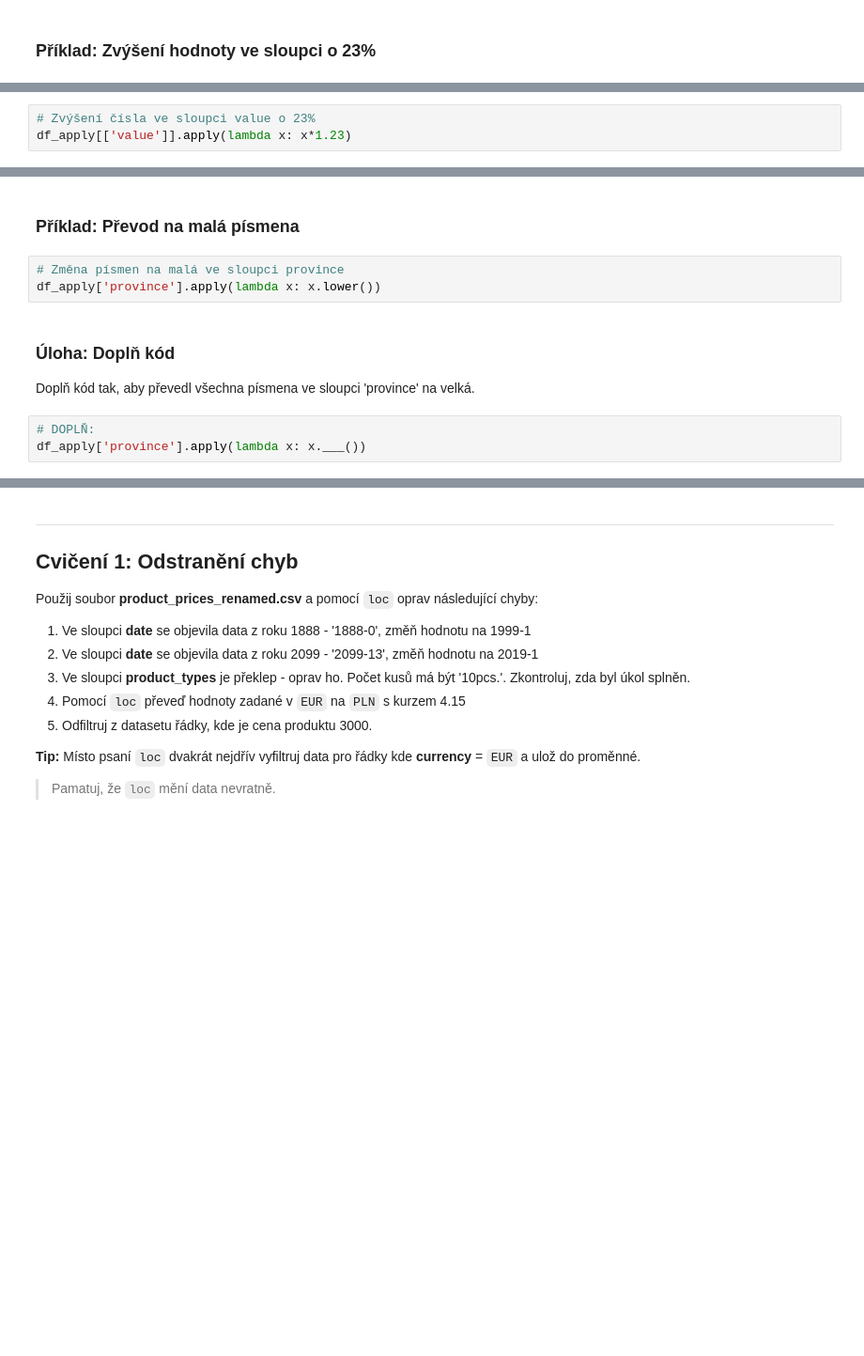
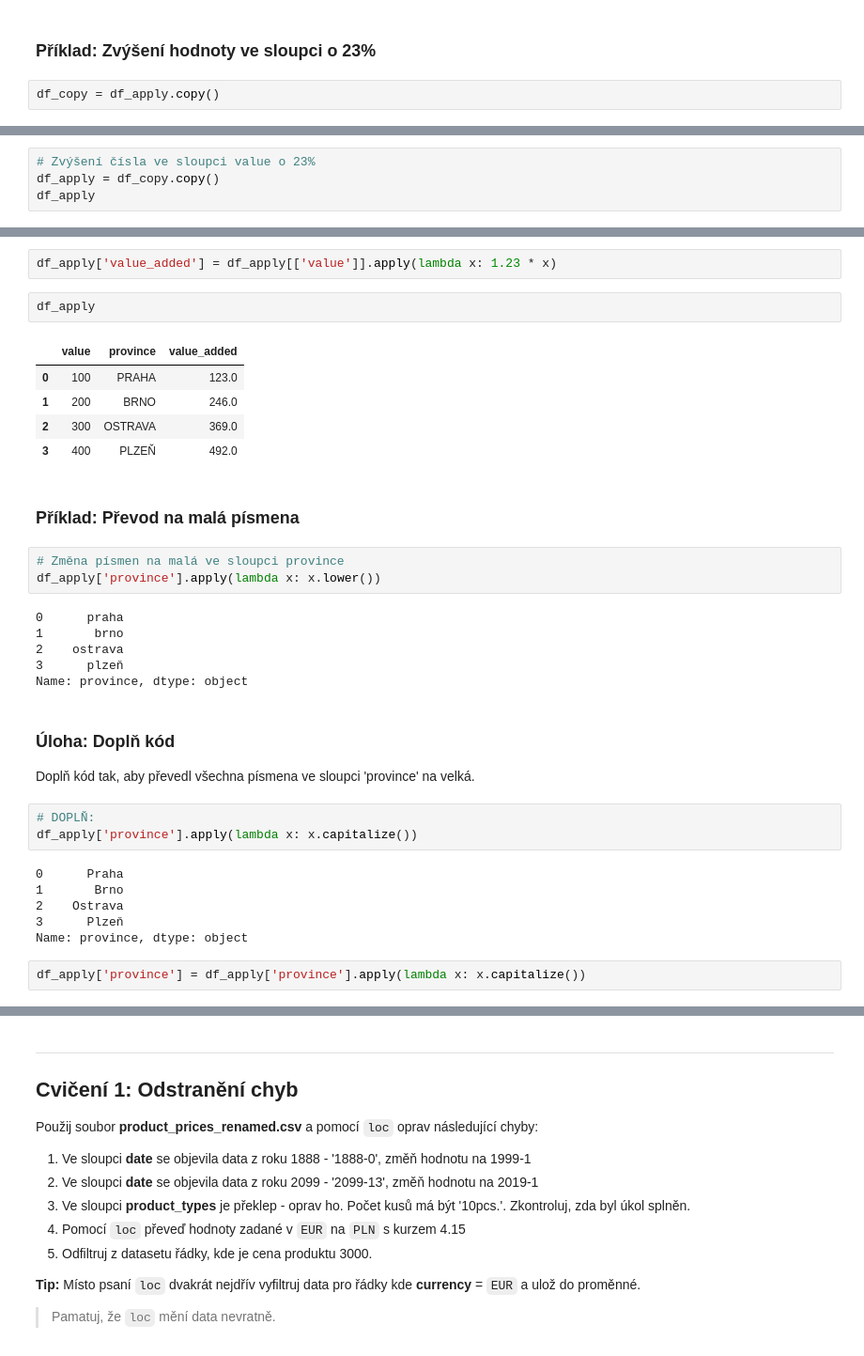
Before and after one commit to danakozakova/Python-CodersLab, a Jupyter notebook: Day_5/Day_5_03_Data_processing_part2_reseni.ipynb, the cells around one changed output, grey strips where cells are left out. Shown at 94% size. Cells and saved outputs as stored; diff of their text form; blank space fills up the shorter version.

```diff
--- a/Day_5/Day_5_03_Data_processing_part2_reseni.ipynb
+++ b/Day_5/Day_5_03_Data_processing_part2_reseni.ipynb
@@ -260,2 +379,4 @@ print(df_apply)
 # %% [markdown]
 ### Příklad: Zvýšení hodnoty ve sloupci o 23%
+# %%
+df_copy = df_apply.copy()
@@ -262,3 +393,4 @@ print(df_apply)
 # %%
 # Zvýšení čísla ve sloupci value o 23%
-df_apply[['value']].apply(lambda x: x*1.23)
+df_apply = df_copy.copy()
+df_apply
@@ -265,11 +413,35 @@ df_apply[['value']].apply(lambda x: x*1.23)
+# %%
+df_apply['value_added'] = df_apply[['value']].apply(lambda x: 1.23 * x)
+# %%
+df_apply
+# %% [output]
+|  | value | province | value_added |
+| 0 | 100 | PRAHA | 123.0 |
+| 1 | 200 | BRNO | 246.0 |
+| 2 | 300 | OSTRAVA | 369.0 |
+| 3 | 400 | PLZEŇ | 492.0 |
 # %% [markdown]
 ### Příklad: Převod na malá písmena
 # %%
 # Změna písmen na malá ve sloupci province
 df_apply['province'].apply(lambda x: x.lower())
+# %% [output]
+0      praha
+1       brno
+2    ostrava
+3      plzeň
+Name: province, dtype: object
 # %% [markdown]
 ### Úloha: Doplň kód
 Doplň kód tak, aby převedl všechna písmena ve sloupci 'province' na velká.
 # %%
 # DOPLŇ:
-df_apply['province'].apply(lambda x: x.___())
+df_apply['province'].apply(lambda x: x.capitalize())
+# %% [output]
+0      Praha
+1       Brno
+2    Ostrava
+3      Plzeň
+Name: province, dtype: object
+# %%
+df_apply['province'] = df_apply['province'].apply(lambda x: x.capitalize())
```
Also changed, not shown: parts of 33 cells of this notebook.
